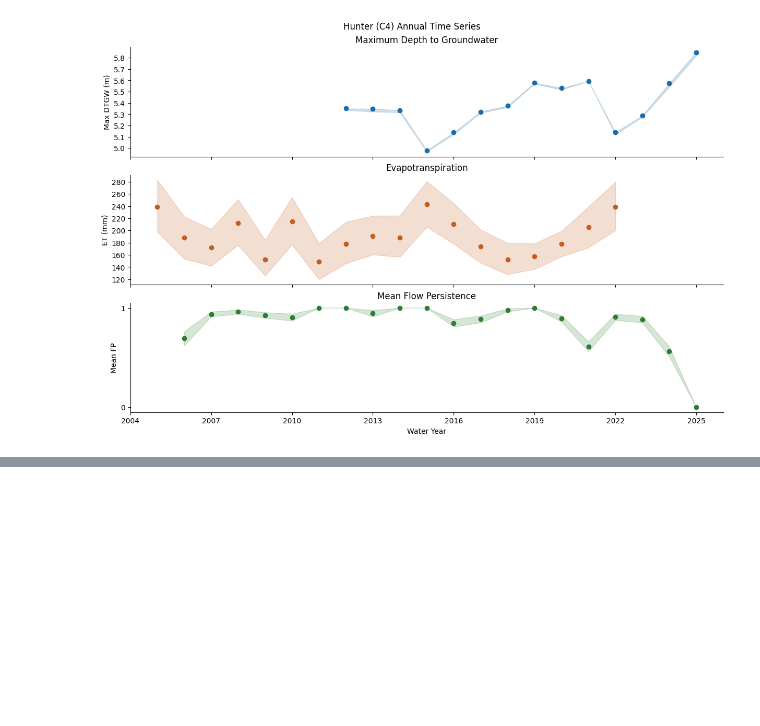
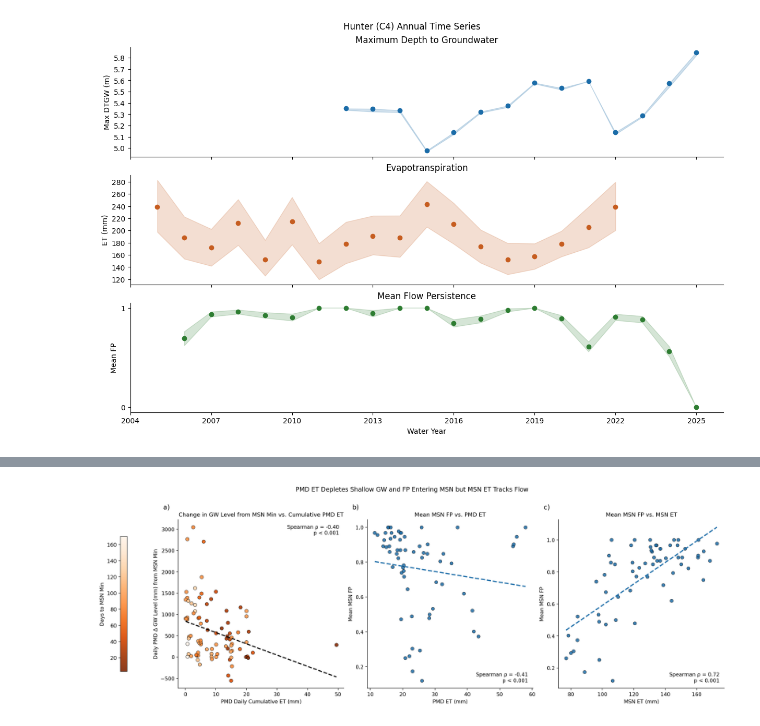
Before and after one commit to lapidesd/TNC_cameras, a Jupyter notebook: Code/GWFigures.ipynb, the cells around one changed output, grey strips where cells are left out. Cells and saved outputs as stored; diff of their text form; code cells hidden in the pictures; blank space fills up the shorter version.

```diff
--- a/Code/GWFigures.ipynb
+++ b/Code/GWFigures.ipynb
@@ -360,0 +447,79 @@ Text(0.99, 0.03, 'r = 0.27')
+# %%
+PMD_COLOR = "#1B6CA8"
+MON_COLOR = "#1B6CA8"
+
+def p_label(p):
+    return "p < 0.001" if p < 0.001 else f"p = {p:.3g}"
+
+def panel_label(axis, label):
+    axis.text(
+        -0.09, 1.09, label, transform=axis.transAxes, ha="left", va="top",
+        fontsize=13, clip_on=False,
+    )
+
+def cumulative_panel(axis, data, x_col, y_col, color_col, xlabel, ylabel, title, label):
+    spearman_rho, spearman_p = stats.spearmanr(data[f"{x_col}_a"], data[f"{y_col}_a"])
+    fit = stats.linregress(data[x_col], data[y_col])
+    x_values = np.array([data[x_col].min(), data[x_col].max()])
+    axis.plot(x_values, fit.intercept + fit.slope * x_values, color="black", linestyle="--", linewidth=2, zorder=3)
+    scatter = axis.scatter(
+        data[x_col], data[y_col], c=data[color_col], cmap="Oranges_r",
+        edgecolor="black", linewidth=0.6, alpha=0.9, s=45, zorder=2,
+    )
+    axis.text(
+        0.97, 0.97,
+        f"Spearman ρ = {spearman_rho:.2f}\n{p_label(spearman_p)}",
+        transform=axis.transAxes, ha="right", va="top",
+        bbox=dict(facecolor="white", alpha=0.8, edgecolor="none", pad=2), fontsize=10,
+    )
+    panel_label(axis, label)
+    axis.set_title(title, fontsize=11)
+    axis.set_xlabel(xlabel)
+    axis.set_ylabel(ylabel)
+    axis.spines[["top", "right"]].set_visible(False)
+    return scatter
+
+def seasonal_panel(axis, data, x_col, y_col, color, xlabel, ylabel, title, label):
+    spearman_rho, spearman_p = stats.spearmanr(data[f"{x_col}_a"], data[f"{y_col}_a"])
+    fit = stats.linregress(data[x_col], data[y_col])
+    x_values = np.array([data[x_col].min(), data[x_col].max()])
+    axis.plot(x_values, fit.intercept + fit.slope * x_values, color=color, linestyle="--", linewidth=2.2, zorder=3)
+    axis.scatter(data[x_col], data[y_col], color=color, edgecolor="black", linewidth=0.6, alpha=0.85, s=40, zorder=2)
+    axis.text(
+        0.97, 0.03,
+        f"Spearman ρ = {spearman_rho:.2f}\n{p_label(spearman_p)}",
+        transform=axis.transAxes, ha="right", va="bottom",
+        bbox=dict(facecolor="white", alpha=0.8, edgecolor="none", pad=2), fontsize=10,
+    )
+    panel_label(axis, label)
+    axis.set_title(title, fontsize=11)
+    axis.set_xlabel(xlabel)
+    axis.set_ylabel(ylabel)
+    axis.spines[["top", "right"]].set_visible(False)
+
+fig, axes = plt.subplots(1, 3, figsize=(17, 5.5), layout="constrained")
+fig.suptitle("PMD ET Depletes Shallow GW and FP Entering MSN but MSN ET Tracks Flow", y=1.08)
+
+scatter = cumulative_panel(
+    axes[0], gw_points, "cum_ET", "delta", "days_to_min",
+    "PMD Daily Cumulative ET (mm)", "Daily PMD Δ GW Level (mm) from MSN Min",
+    "Change in GW Level from MSN Min vs. Cumulative PMD ET", "a)",
+)
+fig.colorbar(scatter, ax=axes[0], label="Days to MSN Min", shrink=0.8, location="left", pad=0.15)
+
+seasonal_panel(
+    axes[1], fp_story, "et_pmd", "fp_mon", PMD_COLOR,
+    "PMD ET (mm)", "Mean MSN FP",
+    "Mean MSN FP vs. PMD ET", "b)",
+)
+seasonal_panel(
+    axes[2], fp_story, "et_mon", "fp_mon", MON_COLOR,
+    "MSN ET (mm)", "Mean MSN FP",
+    "Mean MSN FP vs. MSN ET", "c)",
+)
+
+%config InlineBackend.figure_format = "retina"
+
+# plt.savefig("../Figures/cumulative_et_gw.png", format = "png", dpi = 300, bbox_inches = "tight")
+# %% [output]
+[figure, added]
```
Also changed, not shown: parts of 6 cells of this notebook, 5 other files.
